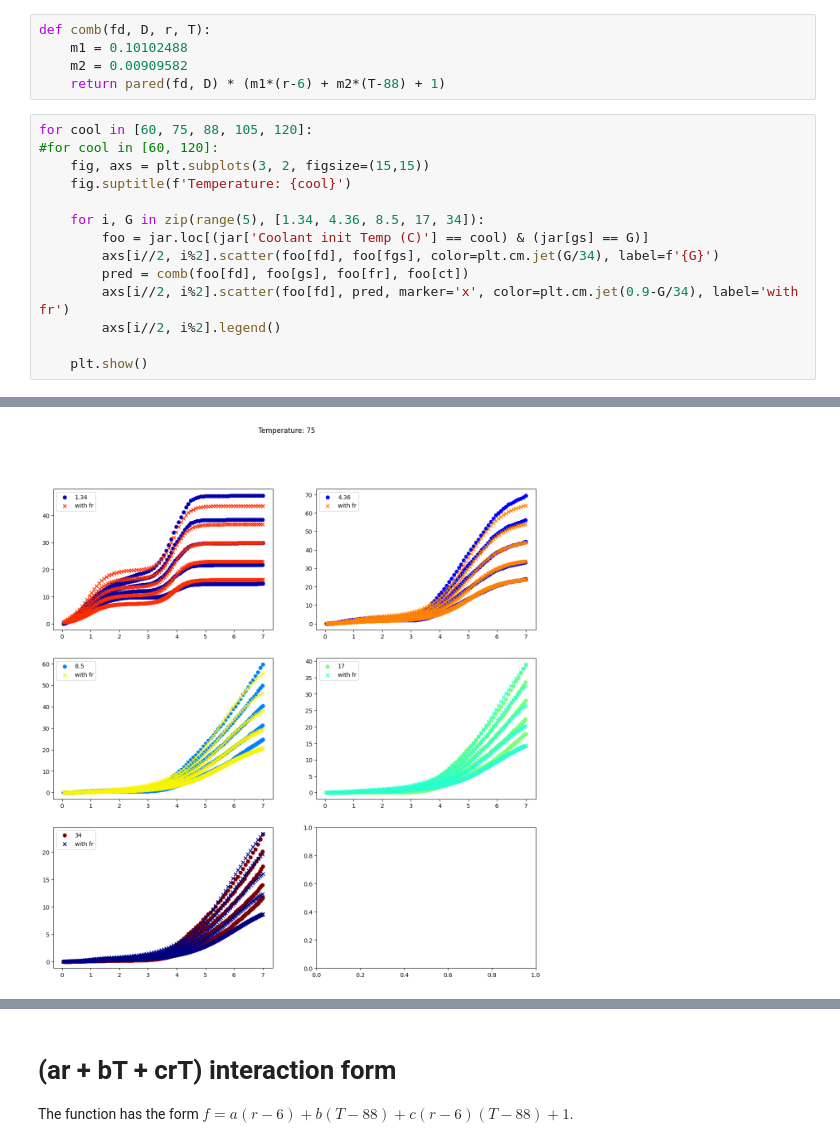
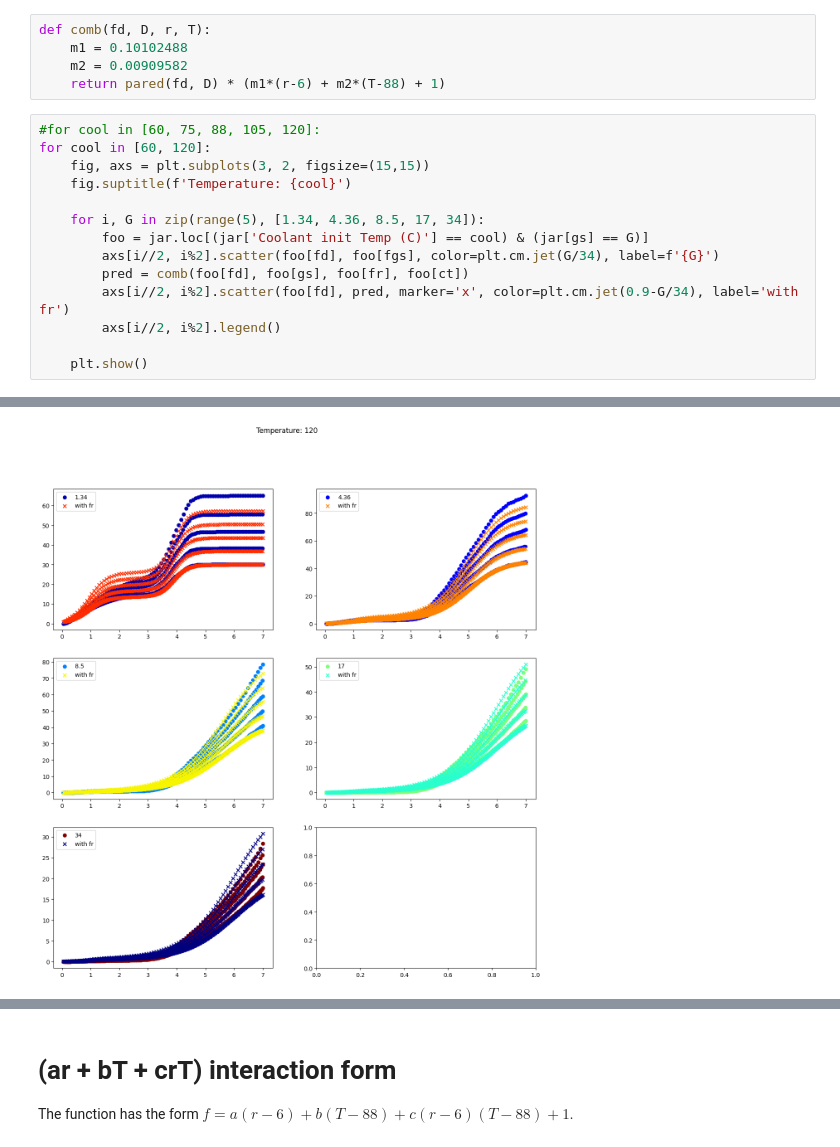
Before and after one commit to ahasan3-ncsu/wd-swelling, a Jupyter notebook: data_2022/interaction.ipynb, the cells around one changed output, grey strips where cells are left out. Drawn from its saved outputs; the diff is of its cells as text.

```diff
--- a/data_2022/interaction.ipynb
+++ b/data_2022/interaction.ipynb
@@ -97,19 +97,19 @@ def comb(fd, D, r, T):
     m2 = 0.00909582
     return pared(fd, D) * (m1*(r-6) + m2*(T-88) + 1)
 # %%
-for cool in [60, 75, 88, 105, 120]:
-#for cool in [60, 120]:
+#for cool in [60, 75, 88, 105, 120]:
+for cool in [60, 120]:
     fig, axs = plt.subplots(3, 2, figsize=(15,15))
     fig.suptitle(f'Temperature: {cool}')
 
     for i, G in zip(range(5), [1.34, 4.36, 8.5, 17, 34]):
         foo = jar.loc[(jar['Coolant init Temp (C)'] == cool) & (jar[gs] == G)]
         axs[i//2, i%2].scatter(foo[fd], foo[fgs], color=plt.cm.jet(G/34), label=f'{G}')
         pred = comb(foo[fd], foo[gs], foo[fr], foo[ct])
         axs[i//2, i%2].scatter(foo[fd], pred, marker='x', color=plt.cm.jet(0.9-G/34), label='with fr')
         axs[i//2, i%2].legend()
 
     plt.show()
 # %% [output]
 [figure]
-[figure, old version]
+[figure, new version]
```
Also changed, not shown: parts of 6 cells of this notebook, 1 other file.
